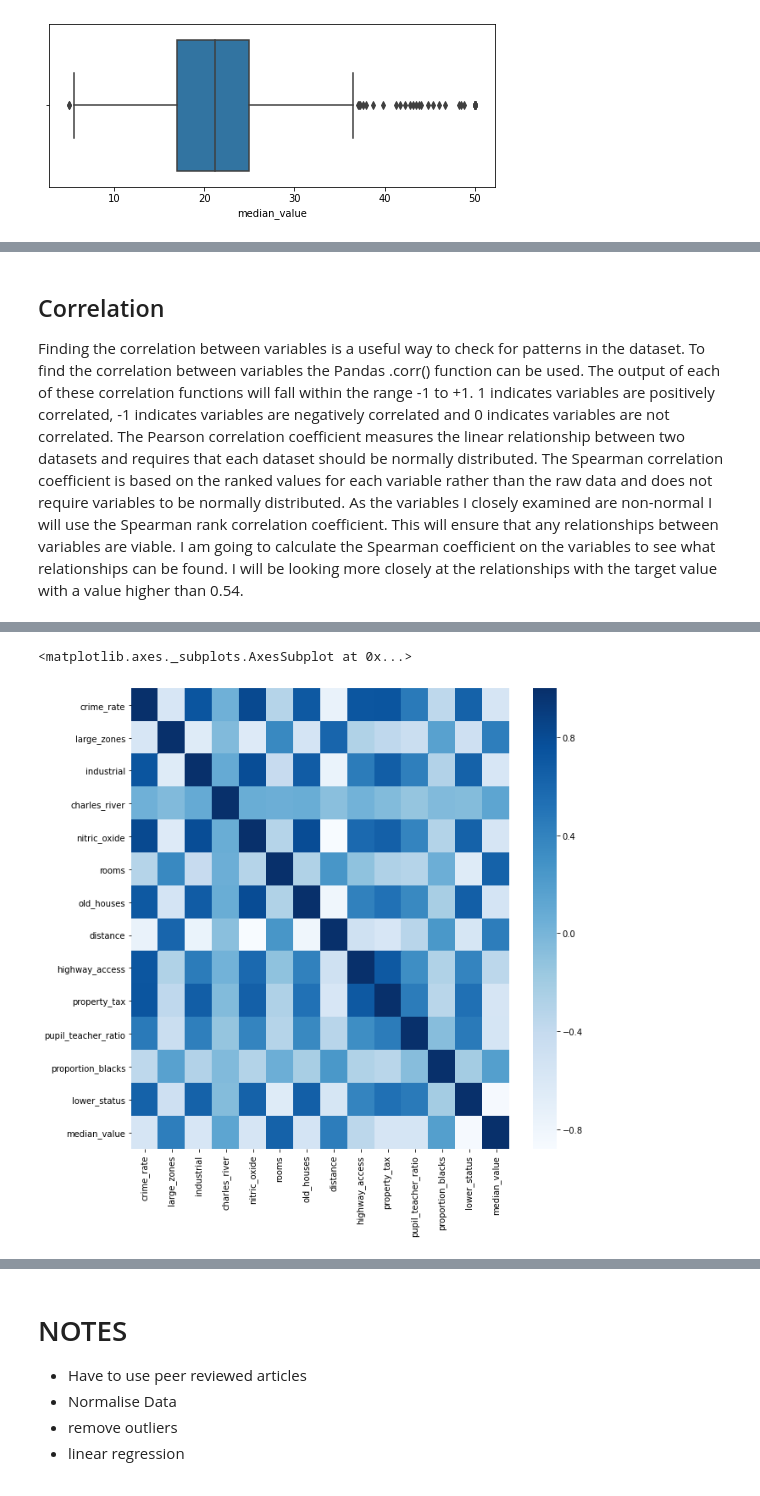
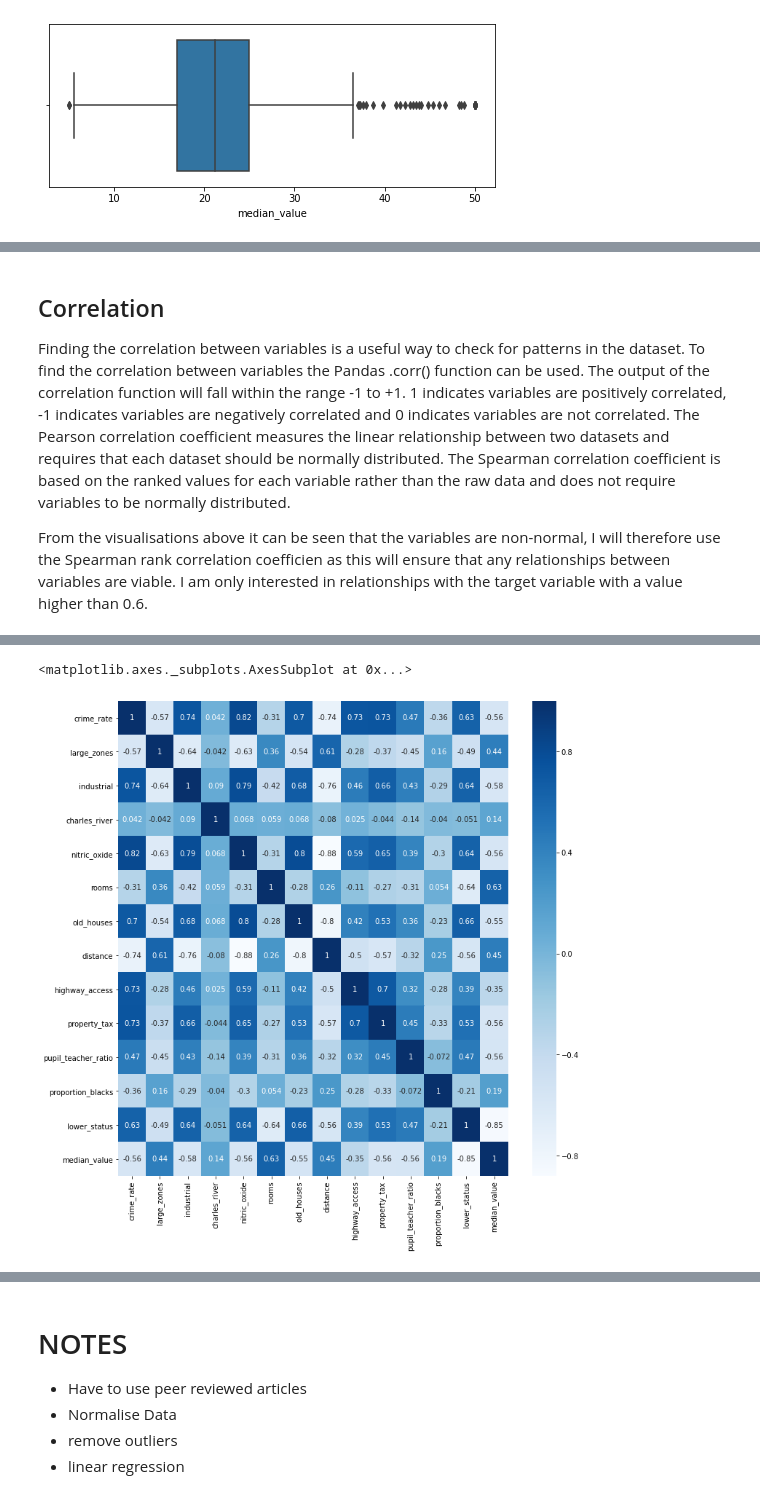
Before and after one commit to beccycole/AppliedStatisticsProject, a Jupyter notebook: Boston Housing Dataset - Linear Regression.ipynb, the cells around one changed output, grey strips where cells are left out. Drawn from its saved outputs; the diff is of its cells as text; code cells hidden in the pictures.

```diff
--- a/Boston Housing Dataset - Linear Regression.ipynb
+++ b/Boston Housing Dataset - Linear Regression.ipynb
@@ -232,6 +239,8 @@ Lower_status, crime_rate and distance are skewed right and rooms has the closest
 # %% [markdown]
 ## Correlation
-Finding the correlation between variables is a useful way to check for patterns in the dataset. To find the correlation between variables the Pandas .corr() function can be used. The output of each of these correlation functions will fall within the range -1 to +1. 1 indicates variables are positively correlated, -1 indicates variables are negatively correlated and 0 indicates variables are not correlated. The Pearson correlation coefficient measures the linear relationship between two datasets and requires that each dataset should be normally distributed. The Spearman correlation coefficient is based on the ranked values for each variable rather than the raw data and does not require variables to be normally distributed. As the variables I closely examined are non-normal I will use the Spearman rank correlation coefficient. This will ensure that any relationships between variables are viable. I am going to calculate the Spearman coefficient on the variables to see what relationships can be found. I will be looking more closely at the relationships with the target value with a value higher than 0.54.
+Finding the correlation between variables is a useful way to check for patterns in the dataset. To find the correlation between variables the Pandas .corr() function can be used. The output of the correlation function will fall within the range -1 to +1. 1 indicates variables are positively correlated, -1 indicates variables are negatively correlated and 0 indicates variables are not correlated. The Pearson correlation coefficient measures the linear relationship between two datasets and requires that each dataset should be normally distributed. The Spearman correlation coefficient is based on the ranked values for each variable rather than the raw data and does not require variables to be normally distributed.
+
+From the visualisations above it can be seen that the variables are non-normal, I will therefore use the Spearman rank correlation coefficien as this will ensure that any relationships between variables are viable. I am only interested in  relationships with the target variable with a value higher than 0.6.
 # %%
 # run the Panda's corr function on the boston dataframe - method Pearson
 boston.corr(method='spearman')
@@ -252,17 +261,17 @@ boston.corr(method='spearman')
 | lower_status | 0.634760 | -0.490074 | 0.638747 | -0.050575 | 0.636828 | -0.640832 | 0.657071 | -0.564262 | ... |
 | median_value | -0.558891 | 0.438179 | -0.578255 | 0.140612 | -0.562609 | 0.633576 | -0.547562 | 0.445857 | ... |
 # %%
-# using Pearson Correlation
-plt.figure(figsize=(10,10))
+# set the size of the plot
+plt.figure(figsize=(12,12))
 
 # assign a variable cor
 cor = boston.corr(method='spearman')
 
-# create a heatmap in seaborn
-sns.heatmap(cor, annot=False, cmap=plt.cm.Blues)
+# create a heatmap in seaborn of the coefficients
+sns.heatmap(cor, annot=True, cmap=plt.cm.Blues)
 # %% [output]
 <matplotlib.axes._subplots.AxesSubplot at 0x...>
-[figure, old version]
+[figure, new version]
 # %%
 # Correlation with target variable
 cor_target = abs(cor["median_value"])
```
Also changed, not shown: parts of 46 cells of this notebook.
